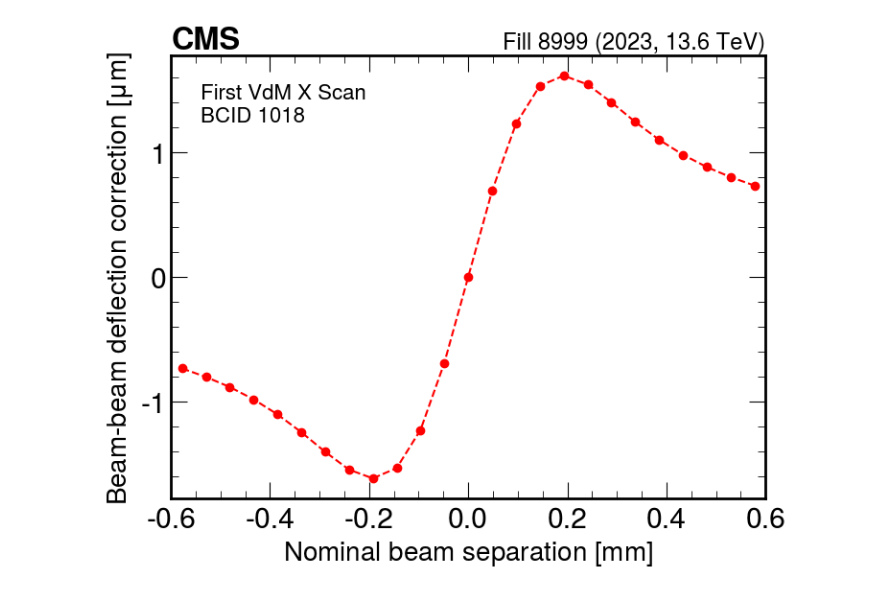
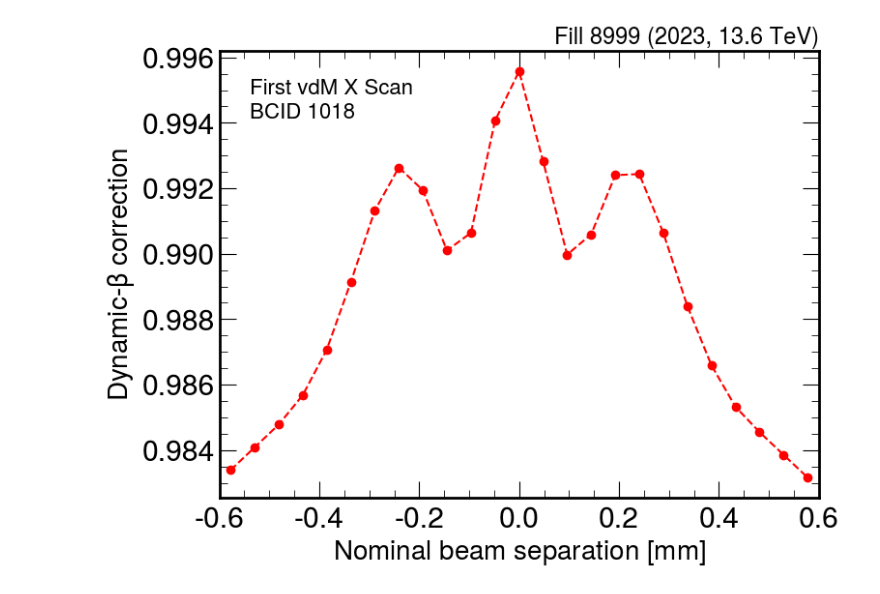
Before and after one commit to fabiocfabini/Dissertation, a Jupyter notebook: test.ipynb, the cells around one changed output. Cells and saved outputs as stored; diff of their text form; code cells hidden in the pictures.

Commit message:
First version for professor

```diff
--- a/test.ipynb
+++ b/test.ipynb
@@ -31,31 +152,29 @@ plt.show()
 # %%
 import json
 
-with open("beam.json") as fp:
+with open("dynamic.json") as fp:
     data = json.load(fp)
 
 plane_corr = []
-scan = 1
-bcid = 1018
 plane = "X" if scan == 1 else "Y"
-for sp in data[f"Scan_{scan}"]:
-    plane_corr.append(sp[f"corr_{plane}coord"][str(bcid)] * 1000)
+for sp_val in data[f"Scan_{scan}_{plane}1"][str(bcid)]:
+    plane_corr.append(sp_val[1])
 
 plt.figure(figsize=(8, 6))
-hep.cms.label(llabel="", fontsize=18, rlabel="Fill 8999 (2023, 13.6 TeV)")
-plt.text(0.05, 0.85, f"First VdM {plane} Scan\nBCID {bcid}", transform=plt.gca().transAxes, fontsize=16, fontname='sans-serif')
+hep.cms.label(exp="", llabel="", fontsize=18, rlabel="Fill 8999 (2023, 13.6 TeV)")
+plt.text(0.05, 0.85, f"First vdM {plane} Scan\nBCID {bcid}", transform=plt.gca().transAxes, fontsize=16, fontname='sans-serif')
 seps = [
     -0.577758, -0.529611, -0.481465, -0.433318, -0.385172,
     -0.337025, -0.288879, -0.240732, -0.192586, -0.144439,
     -0.096293, -0.048146,      -0.0,  0.048146,  0.096293,
      0.144439,  0.192586,  0.240732,  0.288879,  0.337025,
      0.385172,  0.433318,  0.481465,  0.529611,  0.577758
 ]
 plt.plot(seps, plane_corr, "--o", color="red", label="x plane")
 plt.xlabel("Nominal beam separation [$mm$]", loc="center", fontsize=20)
-plt.ylabel("Beam-beam deflection correction [$\mu m$]", loc="center", fontsize=20)
+plt.ylabel(r"Dynamic-$\beta$ correction", loc="center", fontsize=20)
 plt.xlim(-0.6, 0.6)
-plt.savefig("msc_latex_template/images/assets/beam_beam_correction.pdf")
+plt.savefig("msc_latex_template/images/assets/dynamic_beta_correction.pdf", bbox_inches = 'tight')
 plt.show()
 # %% [output]
-[figure, old version]
+[figure, new version]
```
Also changed, not shown: parts of 14 cells of this notebook, 30 other files.
